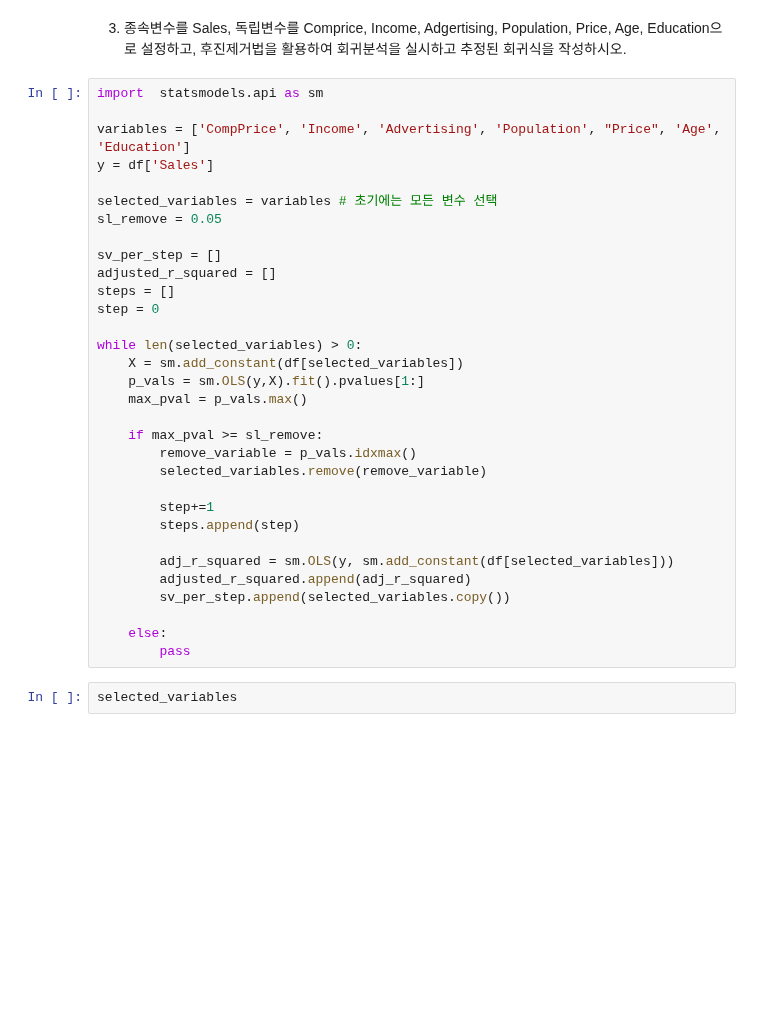
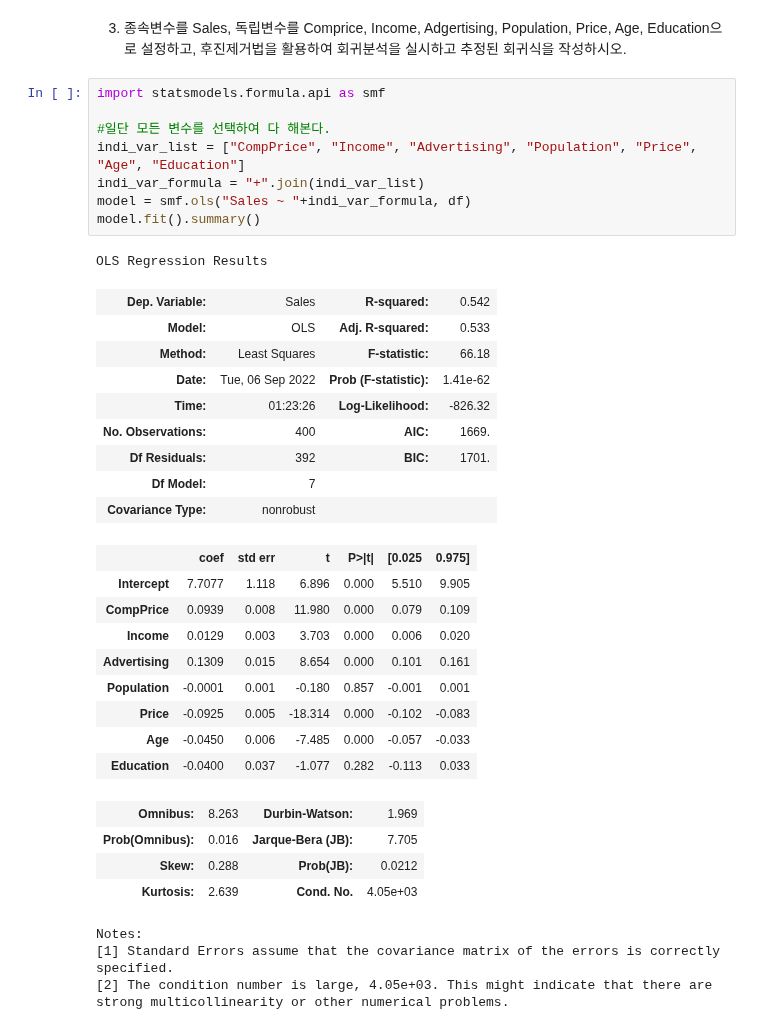
Before and after one commit to suhyehye/ADP-study, a Jupyter notebook: 03.모의고사/데이터에듀/3회/1. 통계분석.ipynb, the cells around one changed output. Saved outputs shown, nothing was run; the diff lists cells and outputs as text; blank space fills up the shorter version.

```diff
--- a/03.모의고사/데이터에듀/3회/1. 통계분석.ipynb
+++ b/03.모의고사/데이터에듀/3회/1. 통계분석.ipynb
@@ -44,37 +44,39 @@ sns.heatmap(df_corr, cmap='RdBu_r', annot=True)
 Sales 변수와 유의한 상관관계를 가진 변수는 없는 것으로 판단함
 # %% [markdown]
 3. 종속변수를 Sales, 독립변수를 Comprice, Income, Adgertising, Population, Price, Age, Education으로 설정하고, 후진제거법을 활용하여 회귀분석을 실시하고 추정된 회귀식을 작성하시오.
-# %%
-import  statsmodels.api as sm
-
-variables = ['CompPrice', 'Income', 'Advertising', 'Population', "Price", 'Age', 'Education']
-y = df['Sales']
-
-selected_variables = variables # 초기에는 모든 변수 선택
-sl_remove = 0.05
-
-sv_per_step = []
-adjusted_r_squared = []
-steps = []
-step = 0
-
-while len(selected_variables) > 0:
-    X = sm.add_constant(df[selected_variables])
-    p_vals = sm.OLS(y,X).fit().pvalues[1:]
-    max_pval = p_vals.max()
-
-    if max_pval >= sl_remove:
-        remove_variable = p_vals.idxmax()
-        selected_variables.remove(remove_variable)
-
-        step+=1
-        steps.append(step)
-
-        adj_r_squared = sm.OLS(y, sm.add_constant(df[selected_variables]))
-        adjusted_r_squared.append(adj_r_squared)
-        sv_per_step.append(selected_variables.copy())
-
-    else:
-        pass
-# %%
-selected_variables
+# %%
+import statsmodels.formula.api as smf
+
+#일단 모든 변수를 선택하여 다 해본다.
+indi_var_list = ["CompPrice", "Income", "Advertising", "Population", "Price", "Age", "Education"]
+indi_var_formula = "+".join(indi_var_list)
+model = smf.ols("Sales ~ "+indi_var_formula, df)
+model.fit().summary()
+# %% [output]
+OLS Regression Results
+| Dep. Variable: | Sales | R-squared: | 0.542 |
+| Model: | OLS | Adj. R-squared: | 0.533 |
+| Method: | Least Squares | F-statistic: | 66.18 |
+| Date: | Tue, 06 Sep 2022 | Prob (F-statistic): | 1.41e-62 |
+| Time: | 01:23:26 | Log-Likelihood: | -826.32 |
+| No. Observations: | 400 | AIC: | 1669. |
+| Df Residuals: | 392 | BIC: | 1701. |
+| Df Model: | 7 |  |  |
+| Covariance Type: | nonrobust |  |  |
+|  | coef | std err | t | P>|t| | [0.025 | 0.975] |
+| Intercept | 7.7077 | 1.118 | 6.896 | 0.000 | 5.510 | 9.905 |
+| CompPrice | 0.0939 | 0.008 | 11.980 | 0.000 | 0.079 | 0.109 |
+| Income | 0.0129 | 0.003 | 3.703 | 0.000 | 0.006 | 0.020 |
+| Advertising | 0.1309 | 0.015 | 8.654 | 0.000 | 0.101 | 0.161 |
+| Population | -0.0001 | 0.001 | -0.180 | 0.857 | -0.001 | 0.001 |
+| Price | -0.0925 | 0.005 | -18.314 | 0.000 | -0.102 | -0.083 |
+| Age | -0.0450 | 0.006 | -7.485 | 0.000 | -0.057 | -0.033 |
+| Education | -0.0400 | 0.037 | -1.077 | 0.282 | -0.113 | 0.033 |
+| Omnibus: | 8.263 | Durbin-Watson: | 1.969 |
+| Prob(Omnibus): | 0.016 | Jarque-Bera (JB): | 7.705 |
+| Skew: | 0.288 | Prob(JB): | 0.0212 |
+| Kurtosis: | 2.639 | Cond. No. | 4.05e+03 |
+Notes:
+[1] Standard Errors assume that the covariance matrix of the errors is correctly specified.
+[2] The condition number is large, 4.05e+03. This might indicate that there are
+strong multicollinearity or other numerical problems.
```
Also changed, not shown: parts of 2 cells of this notebook.
